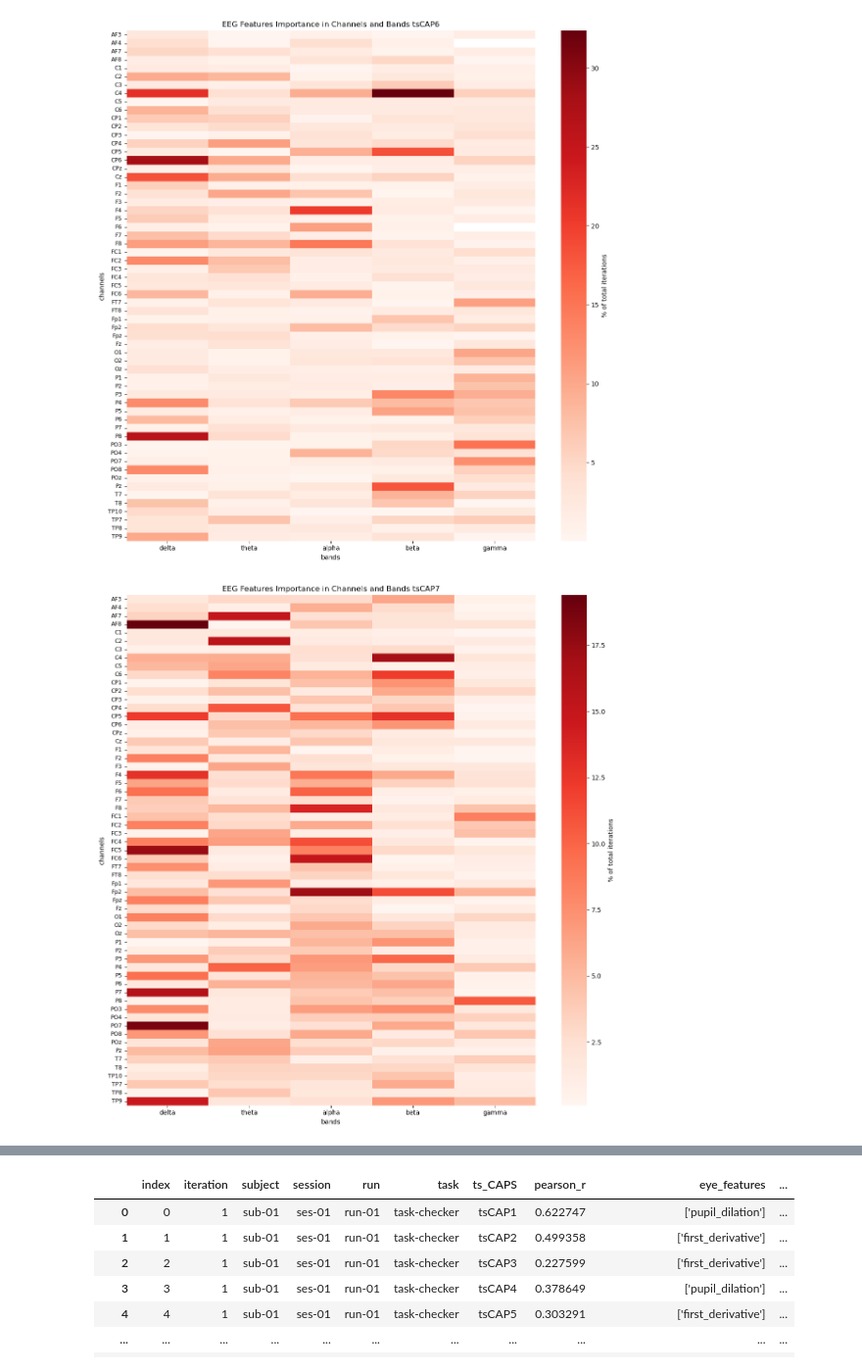
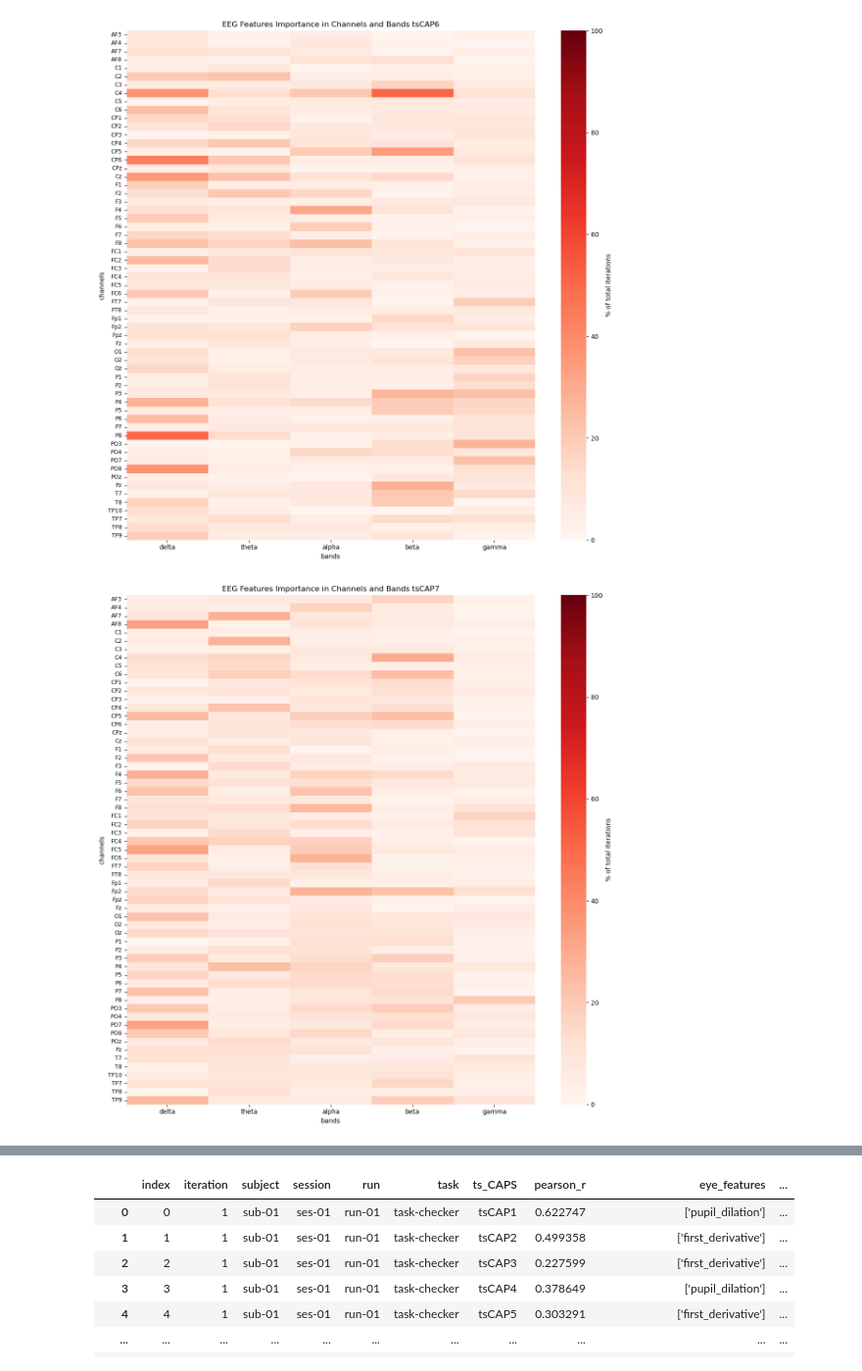
Before and after one commit to Sam54000/eeg_brain_state_prediction, a Jupyter notebook: src/plotting_screening_nb_features.ipynb, the cells around one changed output, grey strips where cells are left out. Shown at 98% size. Saved outputs shown, nothing was run; the diff lists cells and outputs as text; code cells hidden in the pictures.

```diff
--- a/src/plotting_screening_nb_features.ipynb
+++ b/src/plotting_screening_nb_features.ipynb
@@ -4,7 +4,7 @@ import seaborn as sns
 import matplotlib.pyplot as plt
 
 gros_pd = pd.DataFrame()
-for nb_features in range(1,29):
+for nb_features in range(1,65):
     df = pd.read_csv(f'../data/nested_CV_checker_{nb_features}_ft.csv', index_col = 0)
     df['nb_features'] = nb_features
     gros_pd = pd.concat([gros_pd,df.reset_index()])
@@ -43,13 +59,15 @@ for cap in gros_pd['ts_CAPS'].unique():
         columns = 'bands',
         index = 'channels',
         values = 'count',
-                            ) * 100 / (28 * 10 * 27)
+                            ) * 100 / (64 * 28 * 10)
     figure = plt.figure(figsize=(12,12))
     sns.heatmap(pivoted.loc[:,['delta','theta','alpha','beta','gamma']],
                 #xticklabels=['delta','theta','alpha','beta','gamma'],
                 cmap = 'Reds',
                 cbar_kws={'label':'% of total iterations',
-                          }
+                          },
+                vmin = 0,
+                vmax = 100
                 )
     plt.yticks(fontsize = 9)
     plt.title(f'EEG Features Importance in Channels and Bands {cap}')
@@ -64,2 +82,2 @@ for cap in gros_pd['ts_CAPS'].unique():
-[figure, old version]
+[figure, new version]
-[figure, old version]
+[figure, new version]
```
Also changed, not shown: parts of 5 cells of this notebook, 3 other files.
